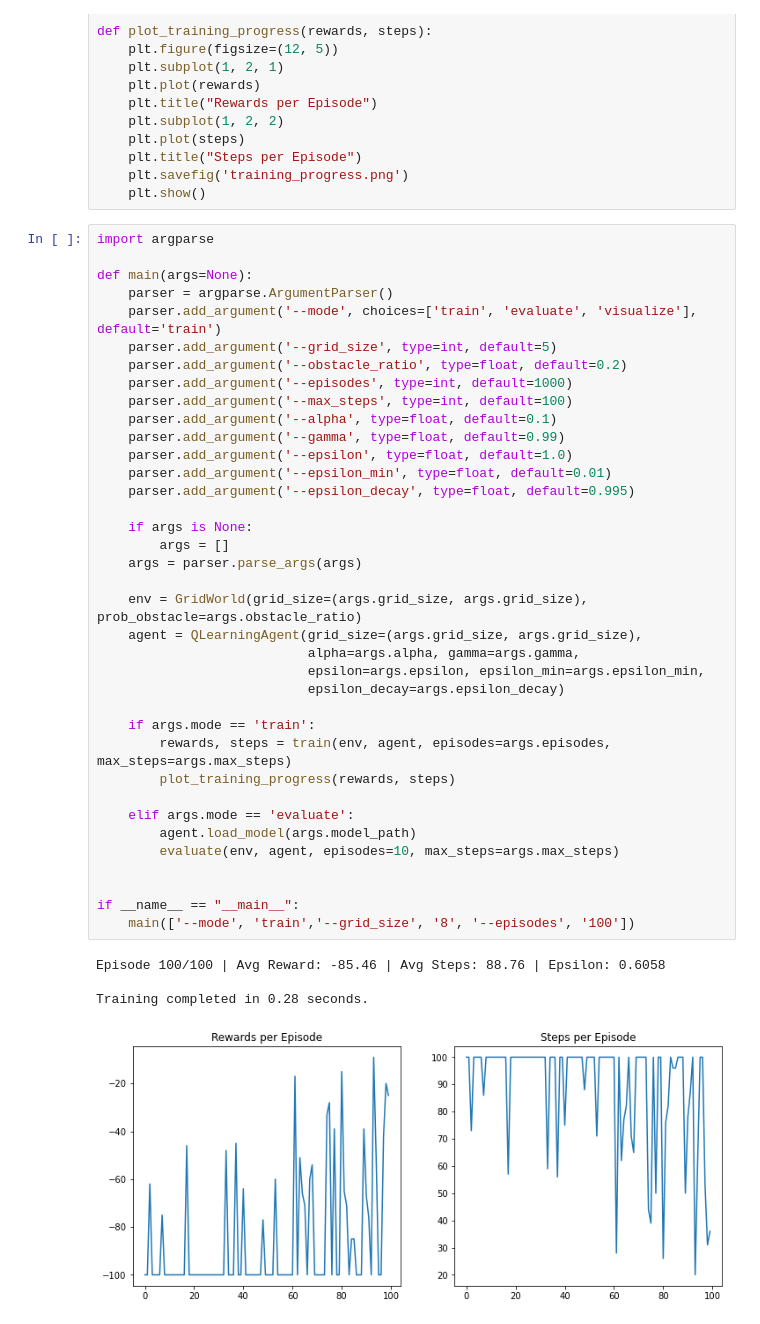
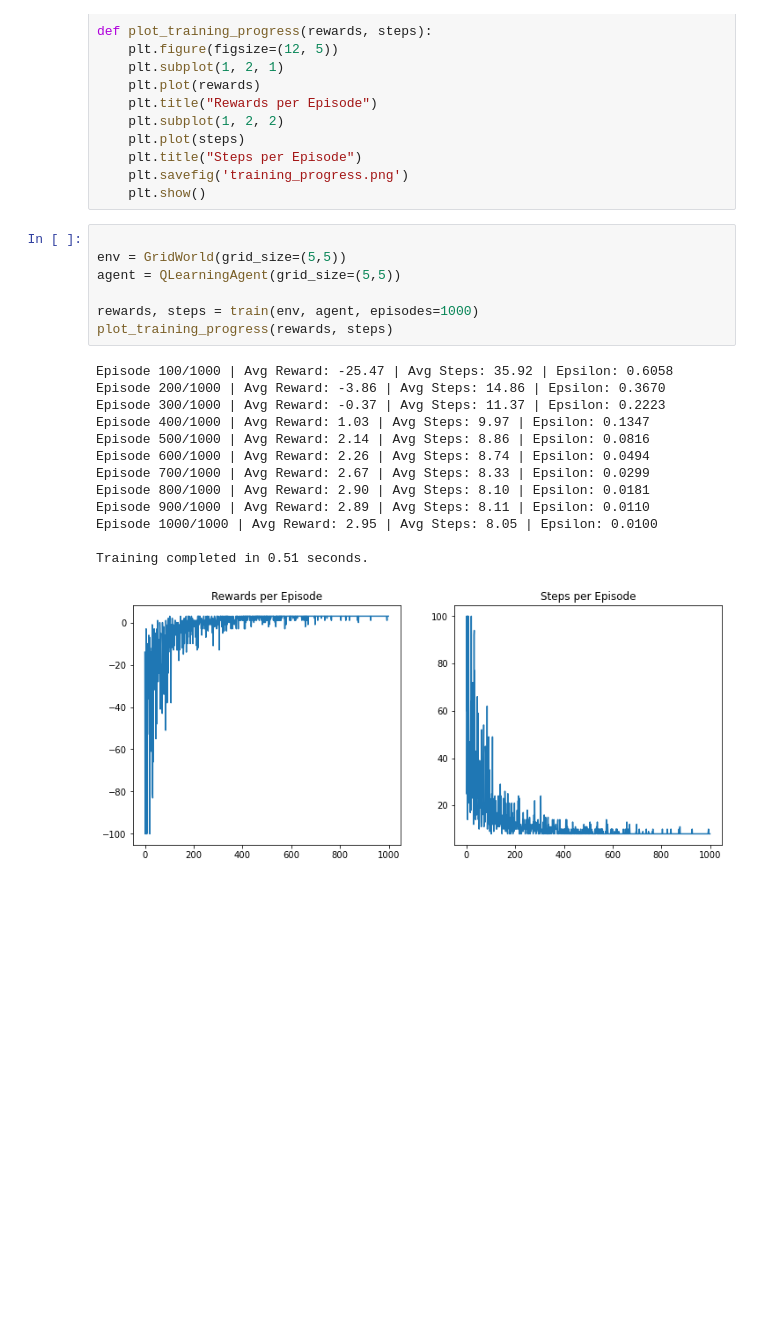
Before and after one commit to andmrqzv/Q_Learning, a Jupyter notebook: grid_world.ipynb, the cells around one changed output. Drawn from its saved outputs; the diff is of its cells as text; blank space fills up the shorter version.

```diff
--- a/grid_world.ipynb
+++ b/grid_world.ipynb
@@ -237,44 +237,23 @@ def plot_training_progress(rewards, steps):
     plt.savefig('training_progress.png')
     plt.show()
 # %%
-import argparse
 
-def main(args=None):
-    parser = argparse.ArgumentParser()
-    parser.add_argument('--mode', choices=['train', 'evaluate', 'visualize'], default='train')
-    parser.add_argument('--grid_size', type=int, default=5)
-    parser.add_argument('--obstacle_ratio', type=float, default=0.2)
-    parser.add_argument('--episodes', type=int, default=1000)
-    parser.add_argument('--max_steps', type=int, default=100)
-    parser.add_argument('--alpha', type=float, default=0.1)
-    parser.add_argument('--gamma', type=float, default=0.99)
-    parser.add_argument('--epsilon', type=float, default=1.0)
-    parser.add_argument('--epsilon_min', type=float, default=0.01)
-    parser.add_argument('--epsilon_decay', type=float, default=0.995)
+env = GridWorld(grid_size=(5,5))
+agent = QLearningAgent(grid_size=(5,5))
 
-    if args is None:
-        args = []
-    args = parser.parse_args(args)
-
-    env = GridWorld(grid_size=(args.grid_size, args.grid_size), prob_obstacle=args.obstacle_ratio)
-    agent = QLearningAgent(grid_size=(args.grid_size, args.grid_size),
-                           alpha=args.alpha, gamma=args.gamma,
-                           epsilon=args.epsilon, epsilon_min=args.epsilon_min,
-                           epsilon_decay=args.epsilon_decay)
-
-    if args.mode == 'train':
-        rewards, steps = train(env, agent, episodes=args.episodes, max_steps=args.max_steps)
-        plot_training_progress(rewards, steps)
-
-    elif args.mode == 'evaluate':
-        agent.load_model(args.model_path)
-        evaluate(env, agent, episodes=10, max_steps=args.max_steps)
-
-
-if __name__ == "__main__":
-    main(['--mode', 'train','--grid_size', '8', '--episodes', '100'])
+rewards, steps = train(env, agent, episodes=1000)
+plot_training_progress(rewards, steps)
 # %% [output]
-Episode 100/100 | Avg Reward: -85.46 | Avg Steps: 88.76 | Epsilon: 0.6058
+Episode 100/1000 | Avg Reward: -25.47 | Avg Steps: 35.92 | Epsilon: 0.6058
+Episode 200/1000 | Avg Reward: -3.86 | Avg Steps: 14.86 | Epsilon: 0.3670
+Episode 300/1000 | Avg Reward: -0.37 | Avg Steps: 11.37 | Epsilon: 0.2223
+Episode 400/1000 | Avg Reward: 1.03 | Avg Steps: 9.97 | Epsilon: 0.1347
+Episode 500/1000 | Avg Reward: 2.14 | Avg Steps: 8.86 | Epsilon: 0.0816
+Episode 600/1000 | Avg Reward: 2.26 | Avg Steps: 8.74 | Epsilon: 0.0494
+Episode 700/1000 | Avg Reward: 2.67 | Avg Steps: 8.33 | Epsilon: 0.0299
+Episode 800/1000 | Avg Reward: 2.90 | Avg Steps: 8.10 | Epsilon: 0.0181
+Episode 900/1000 | Avg Reward: 2.89 | Avg Steps: 8.11 | Epsilon: 0.0110
+Episode 1000/1000 | Avg Reward: 2.95 | Avg Steps: 8.05 | Epsilon: 0.0100
 
-Training completed in 0.28 seconds.
+Training completed in 0.51 seconds.
-[figure, old version]
+[figure, new version]
```
